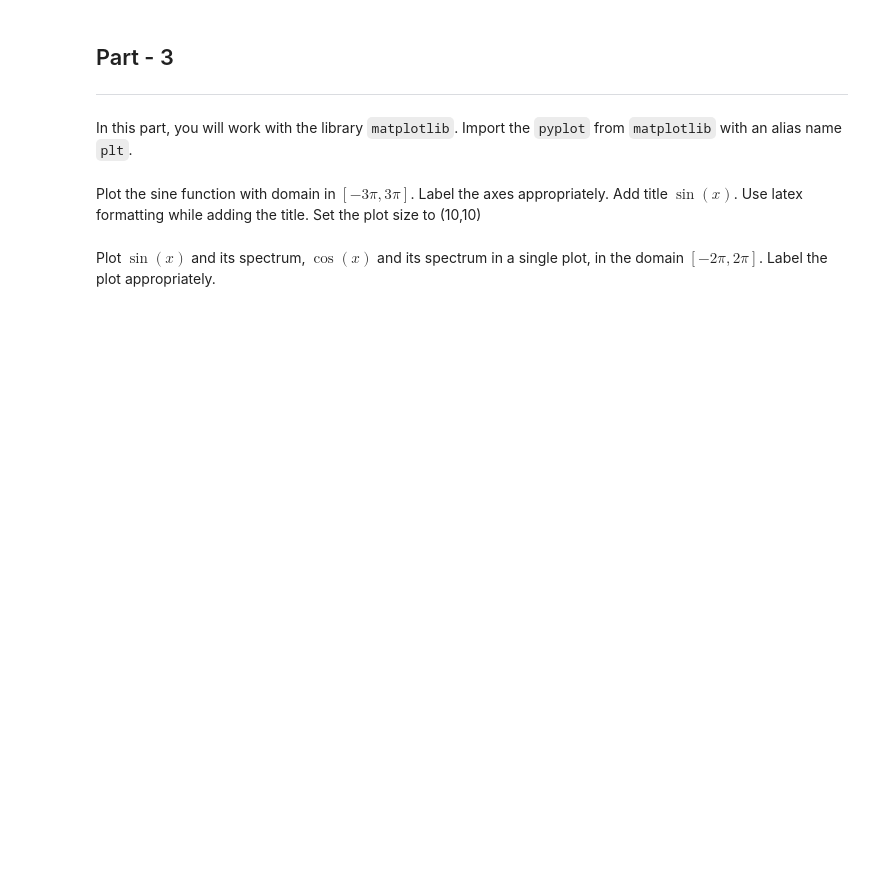
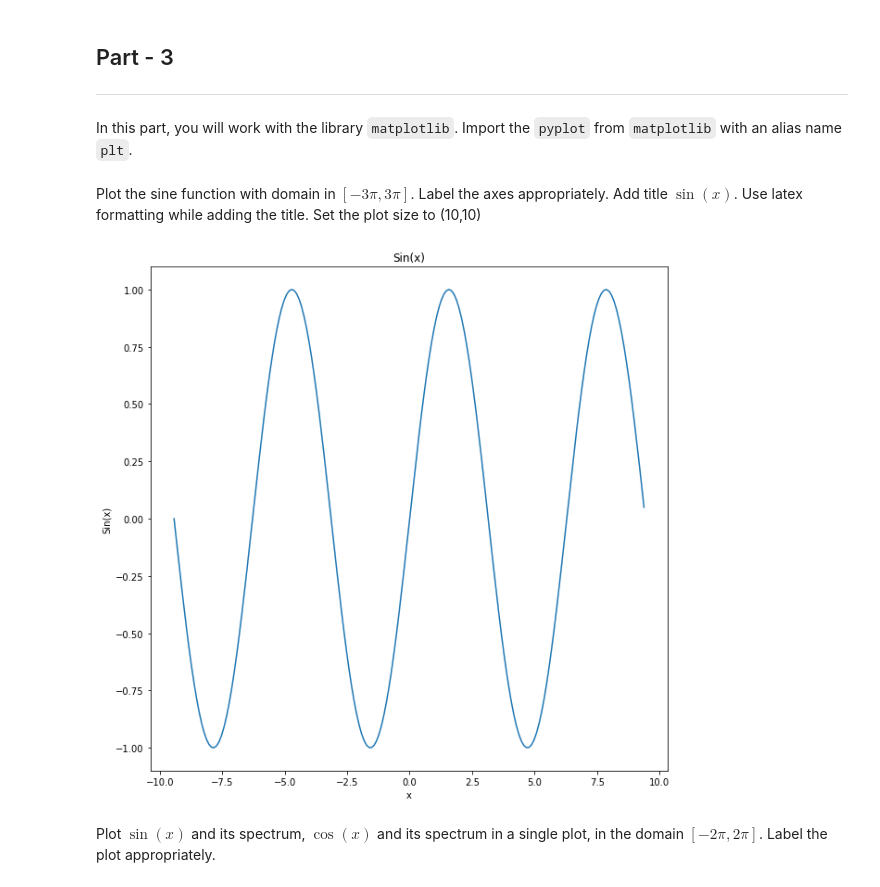
Before and after one commit to ashutosh-iitg/SHALA2020, a Jupyter notebook: Assignment_1_DS.ipynb, the cells around one changed output. Saved outputs shown, nothing was run; the diff lists cells and outputs as text; code cells hidden in the pictures; blank space fills up the shorter version.

```diff
--- a/Assignment_1_DS.ipynb
+++ b/Assignment_1_DS.ipynb
@@ -364,4 +408,15 @@ import matplotlib.pyplot as plt
 # %% [markdown]
 Plot the sine function with domain in $[-3\pi,3\pi]$. Label the axes appropriately. Add title $\sin(x)$. Use latex formatting while adding the title. Set the plot size to (10,10)
+# %%
+x = np.arange(-3*pi, 3*pi, 0.1)
+y = np.sin(x)
+plt.figure(figsize=(10,10))
+plt.plot(x,y)
+plt.title('Sin(x)')
+plt.xlabel('x')
+plt.ylabel('Sin(x)')
+plt.show()
+# %% [output]
+[figure, added]
 # %% [markdown]
 Plot $\sin(x)$ and its spectrum, $\cos(x)$ and its spectrum in a single plot, in the domain $[-2\pi,2\pi]$. Label the plot appropriately.
```
Also changed, not shown: parts of 11 cells of this notebook.
